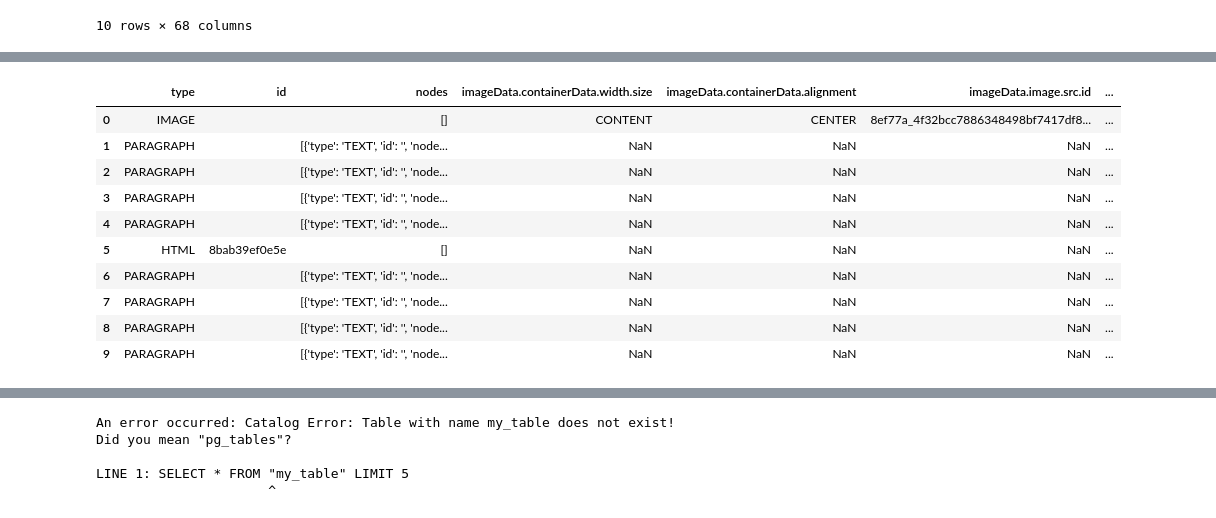
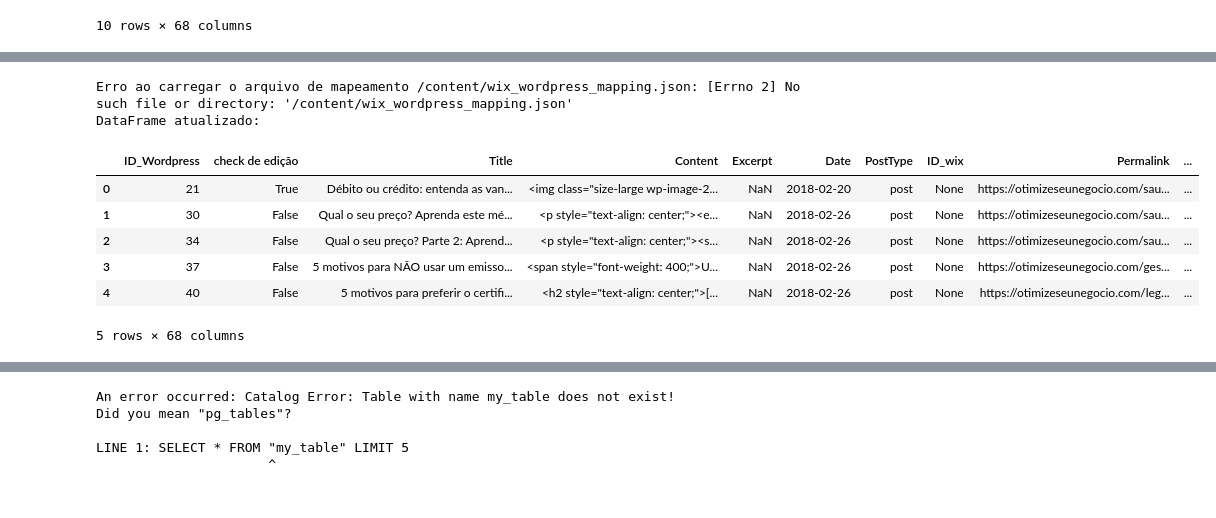
Before and after one commit to cayoc9/wordpress_to_wix-migrator, a Jupyter notebook: main.ipynb, the cells around one changed output, grey strips where cells are left out. Drawn from its saved outputs; the diff is of its cells as text; code cells hidden in the pictures.

```diff
--- a/main.ipynb
+++ b/main.ipynb
@@ -57,3 +60,11 @@ df.head(10)
 | 8 | 94 | False | [Planilha Financeira] Se você cui... | <iframe src="https://www.youtube.... | NaN | 2018-03-17 | post | NaN | https://otimizeseunegocio.com/ges... | https://otimizeseunegocio.com/wp-... | ... |
 | 9 | 98 | False | Como instalar o Emissor Gratuito? | <h4>Antes que você veja sobre o e... | NaN | 2018-03-24 | post | NaN | https://otimizeseunegocio.com/sau... | https://otimizeseunegocio.com/wp-... | ... |
 10 rows × 68 columns
+# %%
+# Renomear colunas do DataFrame
+# 'coluna 1' -> 'ID_wix'
+# 'ID' -> 'ID_Wordpress'
+if 'Coluna 1' in df.columns and 'ID' in df.columns:
+    df.rename(columns={'Coluna 1': 'ID_wix', 'ID': 'ID_Wordpress'}, inplace=True)
+
+df.head()
@@ -60,29 +79,36 @@ df.head(10)
+# %%
+df1 = df
 # %%
-import json
-import pandas as pd
+# Diretório onde os arquivos JSON estão localizados
+posts_dir = '/content/posts/' # Corrected path to posts directory
+mapeamento_path = '/content/wix_wordpress_mapping.json' # Corrected path to mapping file
 
-# Carregue o arquivo JSON
-with open('data/post_exemples/0d274d06-c14e-468e-a2e9-63f7efd57b43.json') as f:
-    data = json.load(f)
+# Load the mapping from the JSON file
+try:
+    with open(mapeamento_path, 'r') as f:
+        wix_wordpress_mapping = json.load(f)
+except (IOError, json.JSONDecodeError) as e:
+    print(f"Erro ao carregar o arquivo de mapeamento {mapeamento_path}: {e}")
+    wix_wordpress_mapping = {} # Initialize as empty dict if error occurs
 
-# Use json_normalize com meta_prefix para evitar conflito de nomes
-df_wix = pd.json_normalize(
-    data,
-    record_path=['richContent', 'nodes'],
-    meta=['id', 'title', 'slug', 'firstPublishedDate'],
-    meta_prefix='post_'  # Adiciona o prefixo 'post_' às colunas de metadados
-)
+def find_and_update_wix_id(row):
+    id_wordpress = str(row['ID_Wordpress']) # Convert to string to match keys in mapping
+    # Look up the ID_wix in the mapping
+    wix_id = wix_wordpress_mapping.get(id_wordpress)
+    return wix_id
 
-df_wix.head(10)
+# Iterar sobre cada linha do DataFrame e atualizar a coluna 'ID_wix'
+df1['ID_wix'] = df1.apply(find_and_update_wix_id, axis=1)
+
+print("DataFrame atualizado:")
+display(df1.head())
 # %% [output]
+Erro ao carregar o arquivo de mapeamento /content/wix_wordpress_mapping.json: [Errno 2] No such file or directory: '/content/wix_wordpress_mapping.json'
+DataFrame atualizado:
-|  | type | id | nodes | imageData.containerData.width.size | imageData.containerData.alignment | imageData.image.src.id | ... |
-| 0 | IMAGE |  | [] | CONTENT | CENTER | 8ef77a_4f32bcc7886348498bf7417df8... | ... |
-| 1 | PARAGRAPH |  | [{'type': 'TEXT', 'id': '', 'node... | NaN | NaN | NaN | ... |
-| 2 | PARAGRAPH |  | [{'type': 'TEXT', 'id': '', 'node... | NaN | NaN | NaN | ... |
-| 3 | PARAGRAPH |  | [{'type': 'TEXT', 'id': '', 'node... | NaN | NaN | NaN | ... |
-| 4 | PARAGRAPH |  | [{'type': 'TEXT', 'id': '', 'node... | NaN | NaN | NaN | ... |
-| 5 | HTML | 8bab39ef0e5e | [] | NaN | NaN | NaN | ... |
-| 6 | PARAGRAPH |  | [{'type': 'TEXT', 'id': '', 'node... | NaN | NaN | NaN | ... |
-| 7 | PARAGRAPH |  | [{'type': 'TEXT', 'id': '', 'node... | NaN | NaN | NaN | ... |
-| 8 | PARAGRAPH |  | [{'type': 'TEXT', 'id': '', 'node... | NaN | NaN | NaN | ... |
-| 9 | PARAGRAPH |  | [{'type': 'TEXT', 'id': '', 'node... | NaN | NaN | NaN | ... |
+|  | ID_Wordpress | check de edição | Title | Content | Excerpt | Date | PostType | ID_wix | Permalink | ... |
+| 0 | 21 | True | Débito ou crédito: entenda as van... | <img class="size-large wp-image-2... | NaN | 2018-02-20 | post | None | https://otimizeseunegocio.com/sau... | ... |
+| 1 | 30 | False | Qual o seu preço? Aprenda este mé... | <p style="text-align: center;"><e... | NaN | 2018-02-26 | post | None | https://otimizeseunegocio.com/sau... | ... |
+| 2 | 34 | False | Qual o seu preço? Parte 2: Aprend... | <p style="text-align: center;"><s... | NaN | 2018-02-26 | post | None | https://otimizeseunegocio.com/sau... | ... |
+| 3 | 37 | False | 5 motivos para NÃO usar um emisso... | <span style="font-weight: 400;">U... | NaN | 2018-02-26 | post | None | https://otimizeseunegocio.com/ges... | ... |
+| 4 | 40 | False | 5 motivos para preferir o certifi... | <h2 style="text-align: center;">[... | NaN | 2018-02-26 | post | None | https://otimizeseunegocio.com/leg... | ... |
+5 rows × 68 columns
```
Also changed, not shown: parts of 16 cells of this notebook.
